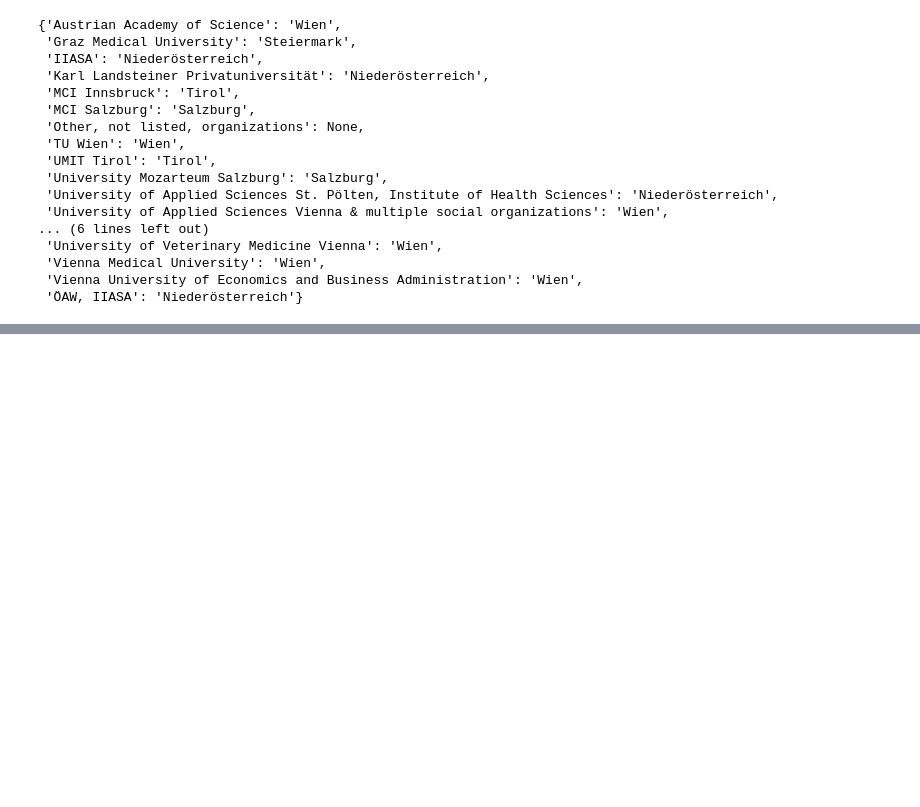
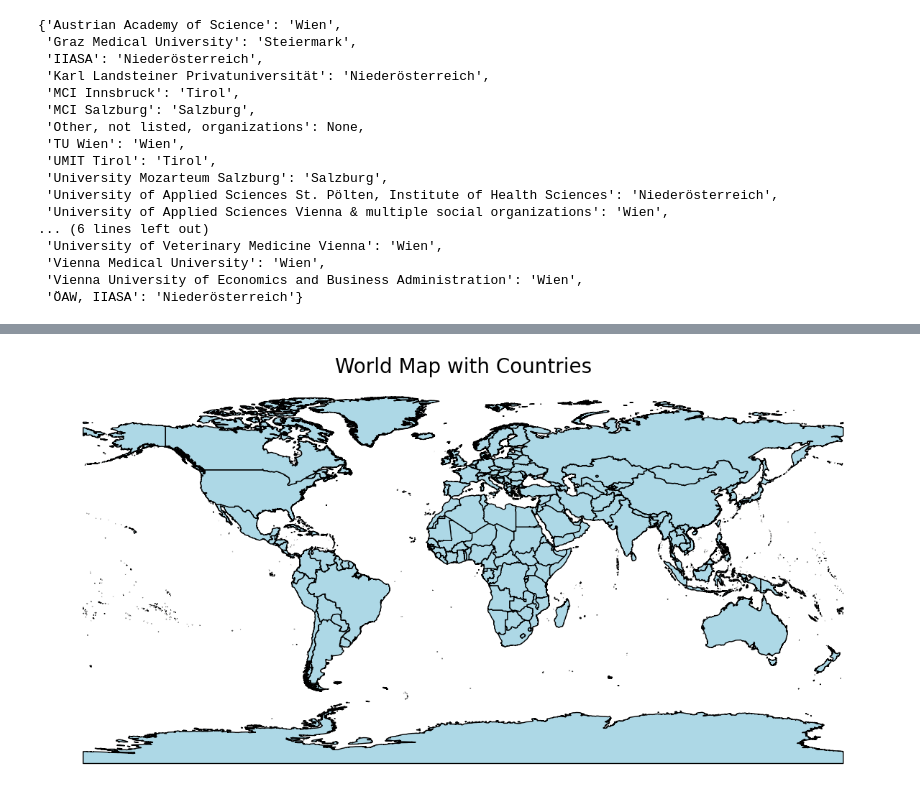
Before and after one commit to lakhi/health_in_society_research_network, a Jupyter notebook: notebooks/maps.ipynb, the cells around one changed output, grey strips where cells are left out. Saved outputs shown, nothing was run; the diff lists cells and outputs as text; code cells hidden in the pictures; blank space fills up the shorter version.

```diff
--- a/notebooks/maps.ipynb
+++ b/notebooks/maps.ipynb
@@ -195,0 +366,14 @@ plt.show()
+# %%
+world_gdf = gpd.read_file(r'../data/raw/ne_10m_admin_0_countries/ne_10m_admin_0_countries.shp')
+
+# Plot the world map with countries
+fig, ax = plt.subplots(figsize=(15, 10))
+world_gdf.plot(ax=ax, edgecolor='k', color='lightblue')
+
+# Set title and axis off
+ax.set_title('World Map with Countries', fontsize=20)
+ax.set_axis_off()
+
+plt.show()
+# %% [output]
+[figure, added]
```
Also changed, not shown: parts of 11 cells of this notebook, 8 other files.
